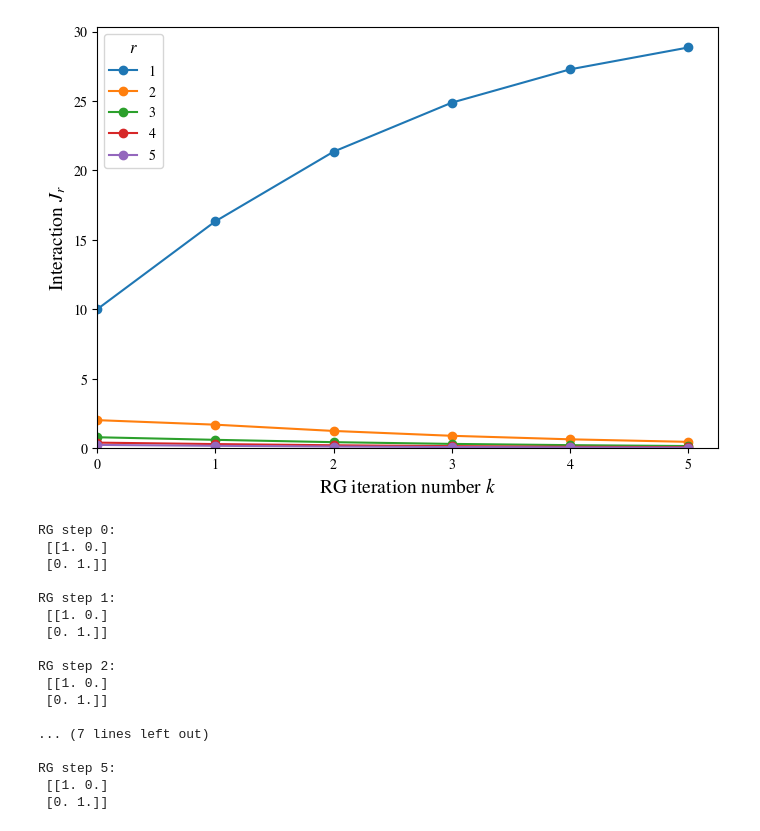
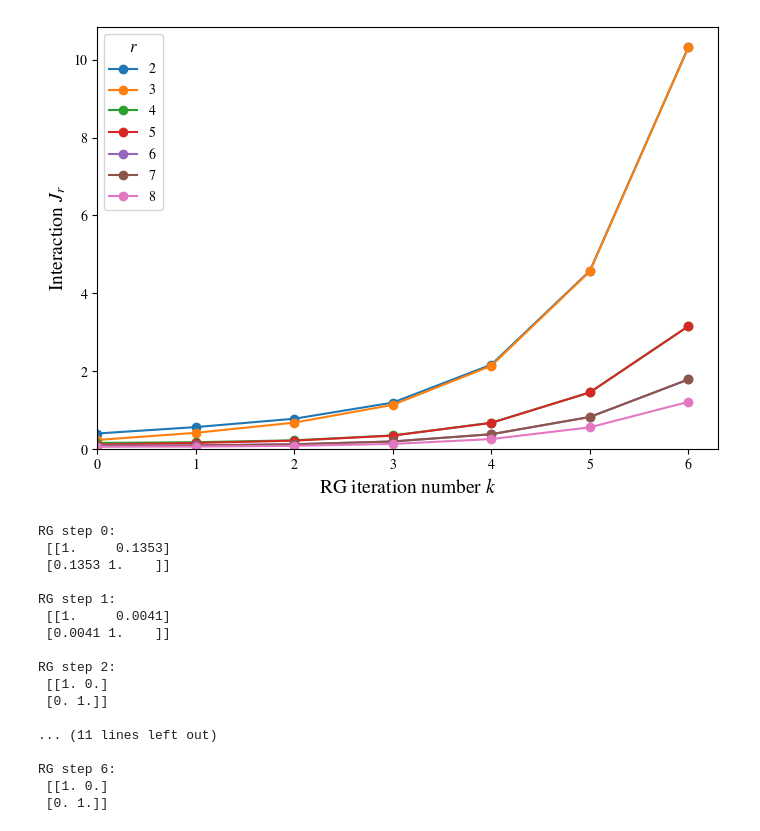
Before and after one commit to erbilcanartun/long-range-ising-chain, a Jupyter notebook: notebooks/rg_flow.ipynb, the cells around one changed output. Saved outputs shown, nothing was run; the diff lists cells and outputs as text; code cells hidden in the pictures.

```diff
--- a/notebooks/rg_flow.ipynb
+++ b/notebooks/rg_flow.ipynb
@@ -84,35 +84,35 @@ def plot_rg_flow(flows, distances_to_plot=None, fig_name=None):
         plt.savefig(fig_name)
     plt.show()
 # %%
-T = .1
+T = 1
 J0 = 1/T
-a = 2.3
+a = 1.3
 max_dist_final = 20
-n_steps = 5
+n_steps = 6
 
 J_list, T_list = generate_rg_flow(J0, a, max_dist_final, n_steps, trace_TM=True, TM_r=1)
 flows = extract_flows(J_list, max_dist_final)
-plot_rg_flow(flows, distances_to_plot=[1, 2, 3, 4, 5,],
+plot_rg_flow(flows, distances_to_plot=[2, 3, 4, 5, 6, 7, 8],
              #fig_name="rg_flow2.png"
             )
 
 [print(f"\nRG step {i}:\n", np.round(t, 4)) for i, t in enumerate(T_list)];
 # %% [output]
-[figure, old version]
+[figure, new version]
 RG step 0:
- [[1. 0.]
- [0. 1.]]
+ [[1.     0.1353]
+ [0.1353 1.    ]]
 
 RG step 1:
- [[1. 0.]
- [0. 1.]]
+ [[1.     0.0041]
+ [0.0041 1.    ]]
 
 RG step 2:
  [[1. 0.]
  [0. 1.]]
 
-... (7 lines left out)
+... (11 lines left out)
 
-RG step 5:
+RG step 6:
  [[1. 0.]
  [0. 1.]]
```
Also changed, not shown: 3 other files.
